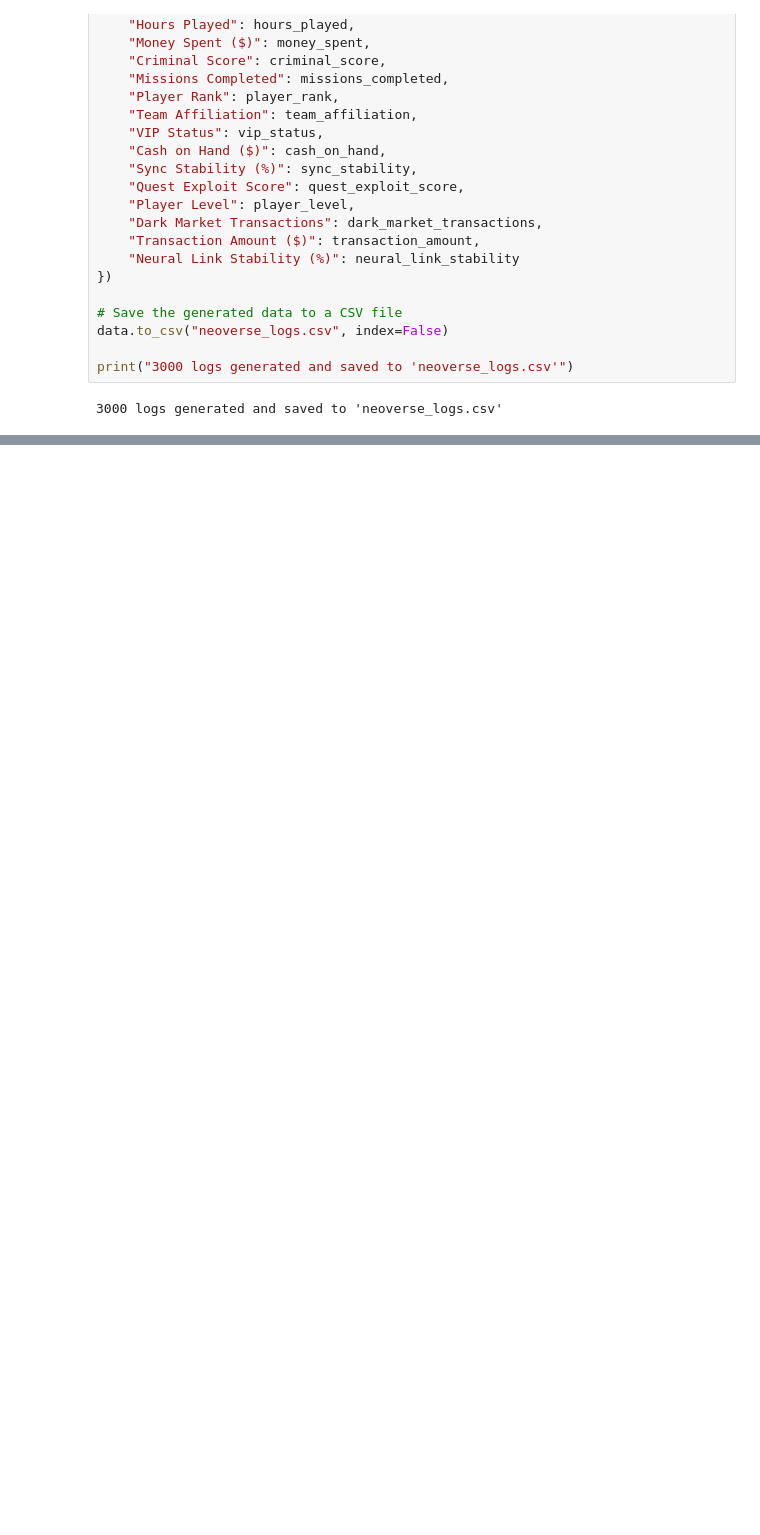
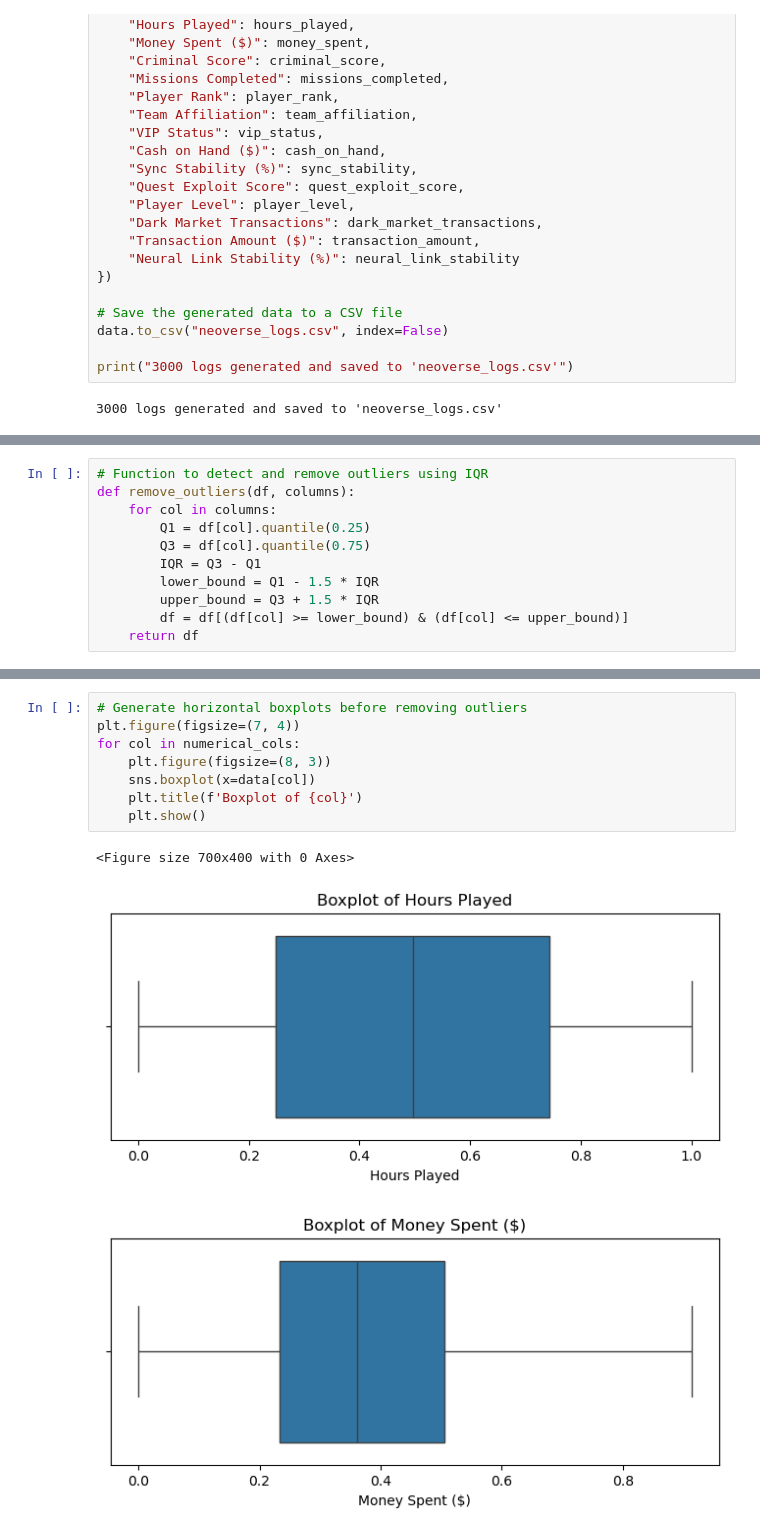
Before and after one commit to PBL-Akatsuki/backend, a Jupyter notebook: app/db.ipynb, the cells around one changed output, grey strips where cells are left out. Cells and saved outputs as stored; diff of their text form; blank space fills up the shorter version.

```diff
--- a/app/db.ipynb
+++ b/app/db.ipynb
@@ -195,0 +503,11 @@ print("3000 logs generated and saved to 'neoverse_logs.csv'")
+# %%
+# Function to detect and remove outliers using IQR
+def remove_outliers(df, columns):
+    for col in columns:
+        Q1 = df[col].quantile(0.25)
+        Q3 = df[col].quantile(0.75)
+        IQR = Q3 - Q1
+        lower_bound = Q1 - 1.5 * IQR
+        upper_bound = Q3 + 1.5 * IQR
+        df = df[(df[col] >= lower_bound) & (df[col] <= upper_bound)]
+    return df
@@ -195,0 +536,12 @@ print("3000 logs generated and saved to 'neoverse_logs.csv'")
+# %%
+# Generate horizontal boxplots before removing outliers
+plt.figure(figsize=(7, 4))
+for col in numerical_cols:
+    plt.figure(figsize=(8, 3))
+    sns.boxplot(x=data[col])
+    plt.title(f'Boxplot of {col}')
+    plt.show()
+# %% [output]
+<Figure size 700x400 with 0 Axes>
+[figure, added]
+[figure, added]
```
Also changed, not shown: parts of 34 cells of this notebook, 19 other files.
